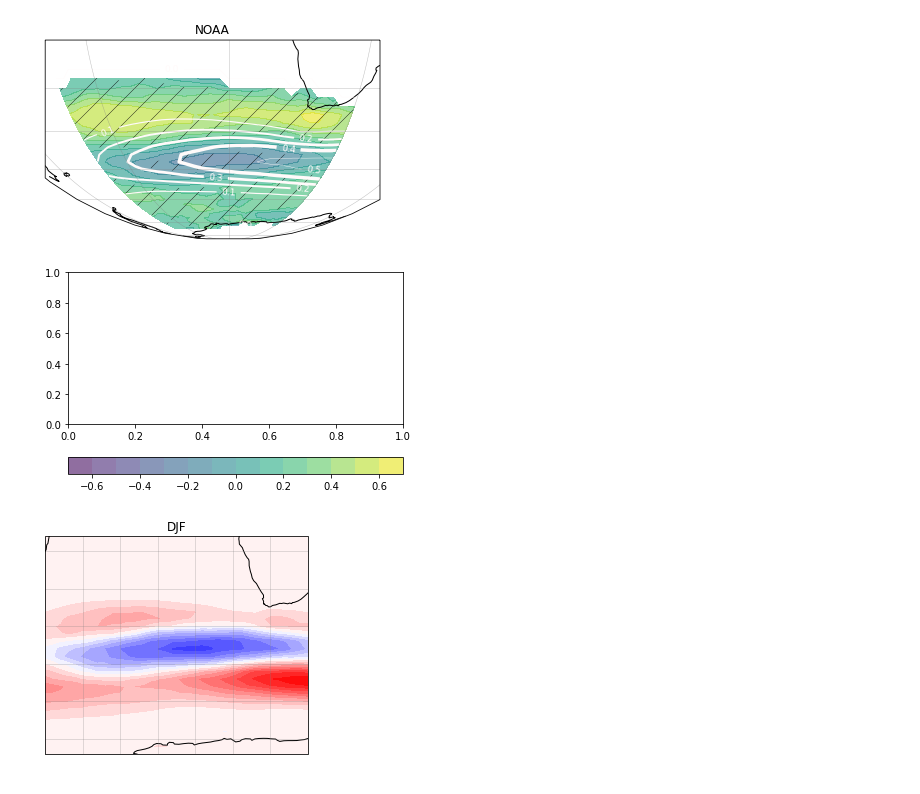
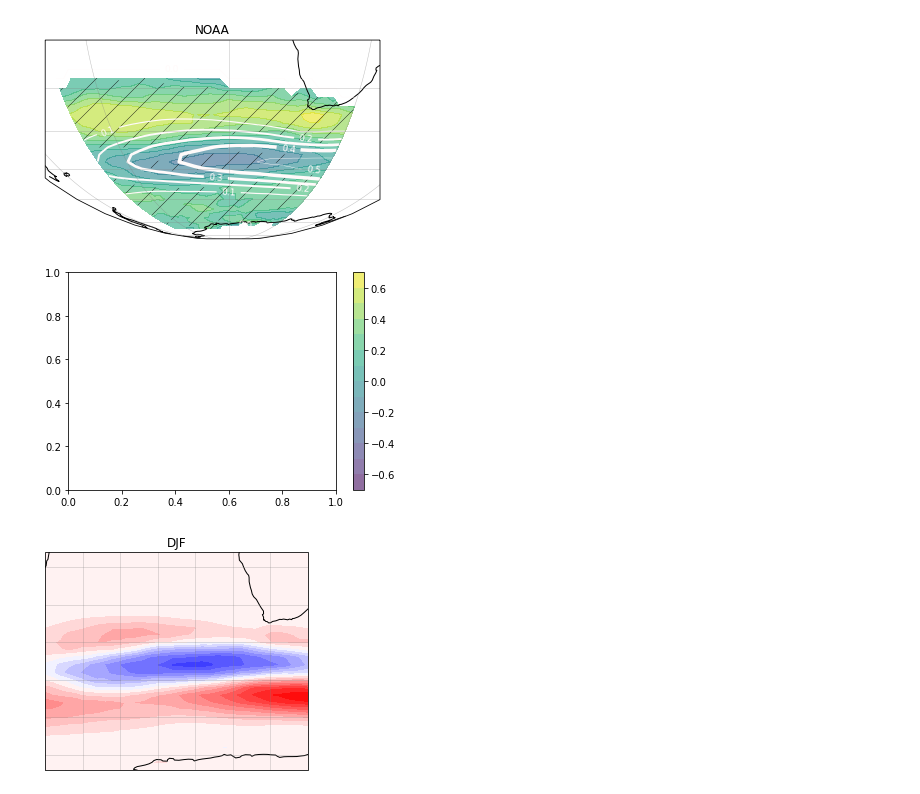
Before and after one commit to peterm790/MASTERS, a Jupyter notebook: JET/Plots_2D.ipynb, the cells around one changed output. Cells and saved outputs as stored; diff of their text form; code cells hidden in the pictures.

```diff
--- a/JET/Plots_2D.ipynb
+++ b/JET/Plots_2D.ipynb
@@ -46,11 +46,11 @@ for index in ['NOAA']:
 # %% [output]
 [figure]
 # %%
-plt.colorbar(c, orientation = 'horizontal')
+plt.colorbar(c, orientation = 'vertical')
 plt.savefig('../JET_OUT/correlation_plots/pdf/cbar.pdf')
 plt.show()
 # %% [output]
-[figure, old version]
+[figure, new version]
 # %%
 seas={}
 for season in ['DJF','MAM','JJA','SON']:
```
Also changed, not shown: 1 other file.
